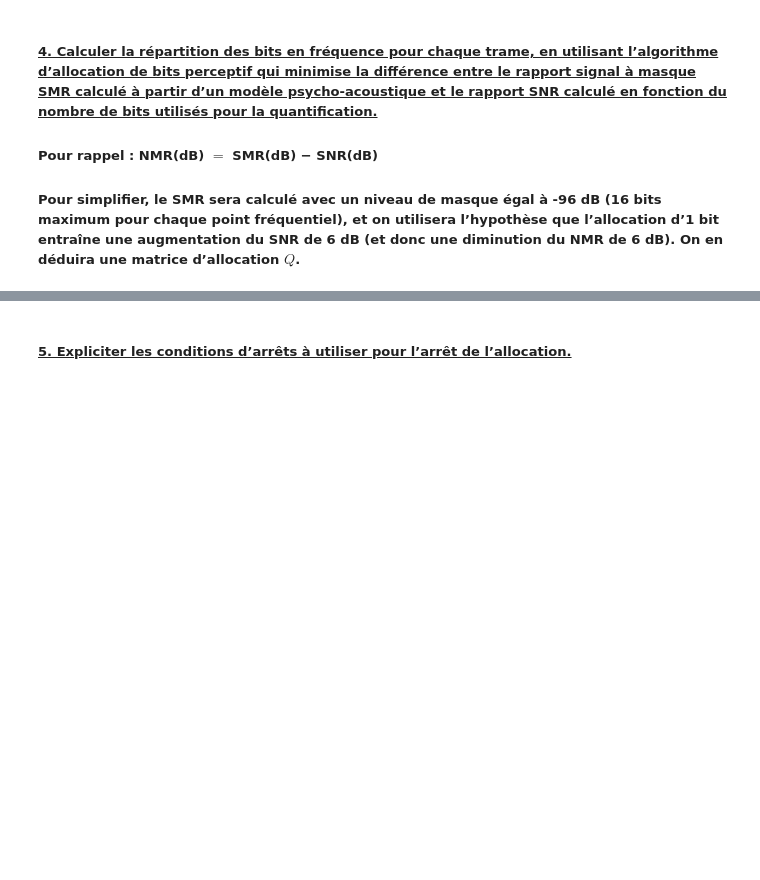
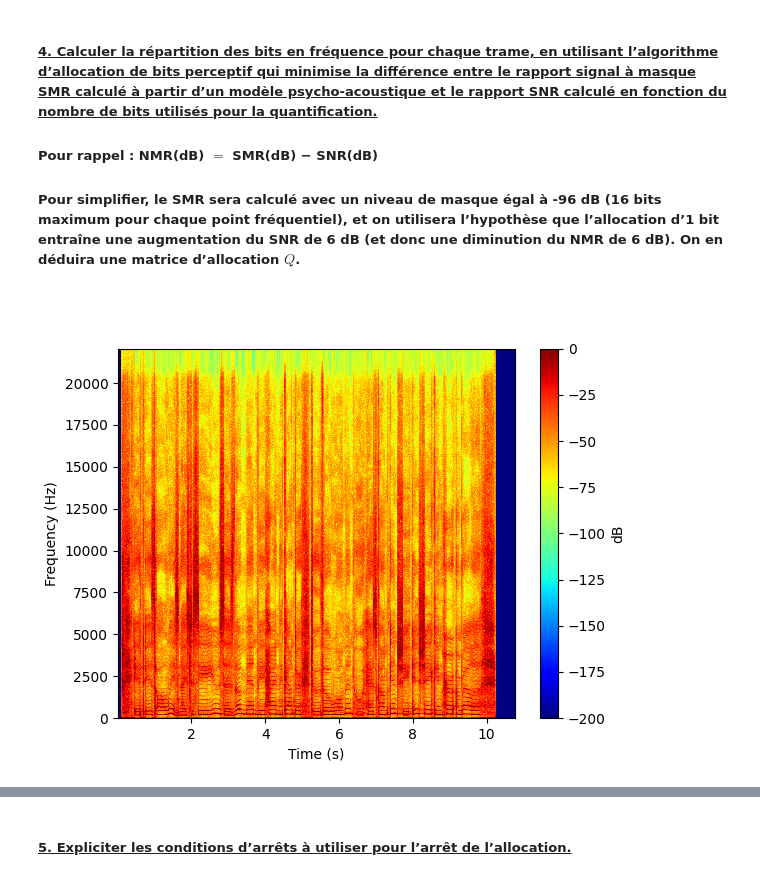
Before and after one commit to SharaineMALARVIJY/S1_Traitement_du_son, a Jupyter notebook: TP4et5/TP4_Son1.ipynb, the cells around one changed output, grey strips where cells are left out. Cells and saved outputs as stored; diff of their text form; code cells hidden in the pictures; blank space fills up the shorter version.

```diff
--- a/TP4et5/TP4_Son1.ipynb
+++ b/TP4et5/TP4_Son1.ipynb
@@ -61,5 +81,11 @@ from QuantCod import Fuquant
 # %%
-# Compléter
+x_mat_abs_norm = np.zeros(x_mat.shape)
+
+for n in range(x_mat.shape[1]):
+    abs_mat = np.abs(x_mat[:, n])
+    if max(abs_mat) != 0:
+        A = 1 / max(abs_mat)
+        x_mat_abs_norm[:, n] = A * abs_mat
 # %% [markdown]
 ##### <u>3. En utilisant le travail préparatoire, calculer, à partir d’un débit souhaité de 392 kbits/s, le nombre de bits alloué à chaque trame du module noté $|X_{norm}|$ de la TFCT, en fonction des paramètres d’analyse utilisés et de la fréquence d’échantillonnage. En déduire le nombre de bits alloués en moyenne à chaque point fréquentiel.
 # %%
@@ -69,4 +105,18 @@ from QuantCod import Fuquant
 ##### Pour rappel : NMR(dB) $=$ SMR(dB) − SNR(dB)
 ##### Pour simplifier, le SMR sera calculé avec un niveau de masque égal à -96 dB (16 bits maximum pour chaque point fréquentiel), et on utilisera l’hypothèse que l’allocation d’1 bit entraîne une augmentation du SNR de 6 dB (et donc une diminution du NMR de 6 dB). On en déduira une matrice d’allocation $Q$.
 # %%
-# Compléter
+x_mat_dB = np.zeros(x_mat_abs_norm.shape)
+Q = np.zeros(x_mat_abs_norm.shape, dtype=int)
+
+
+epsilon = 1e-10
+x_mat_dB = 20 * np.log10(np.maximum(x_mat_abs_norm, epsilon))
+
+plt.figure()
+plt.pcolormesh(t_vect, freq_vect, x_mat_dB, cmap='jet')
+plt.xlabel('Time (s)')
+plt.ylabel('Frequency (Hz)')
+plt.colorbar(label='dB')
+plt.show()
+# %% [output]
+[figure, added]
```
Also changed, not shown: parts of 13 cells of this notebook.
